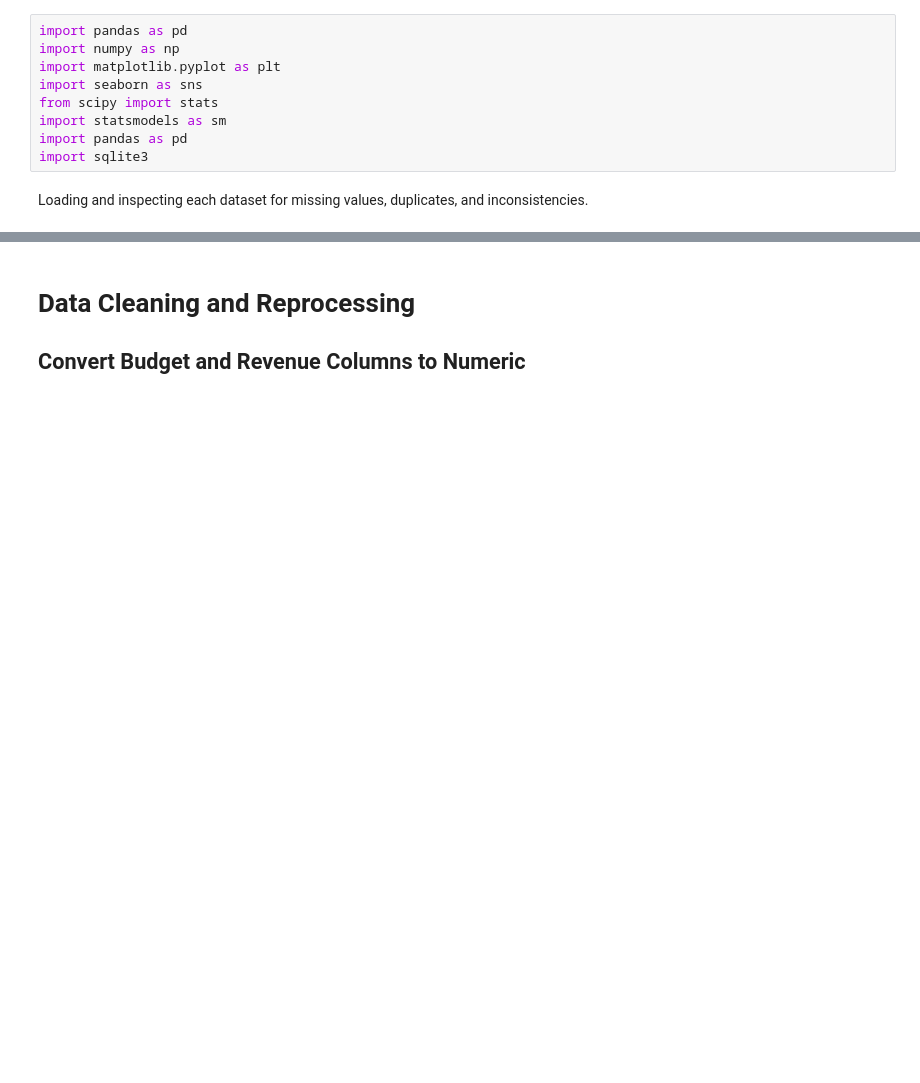
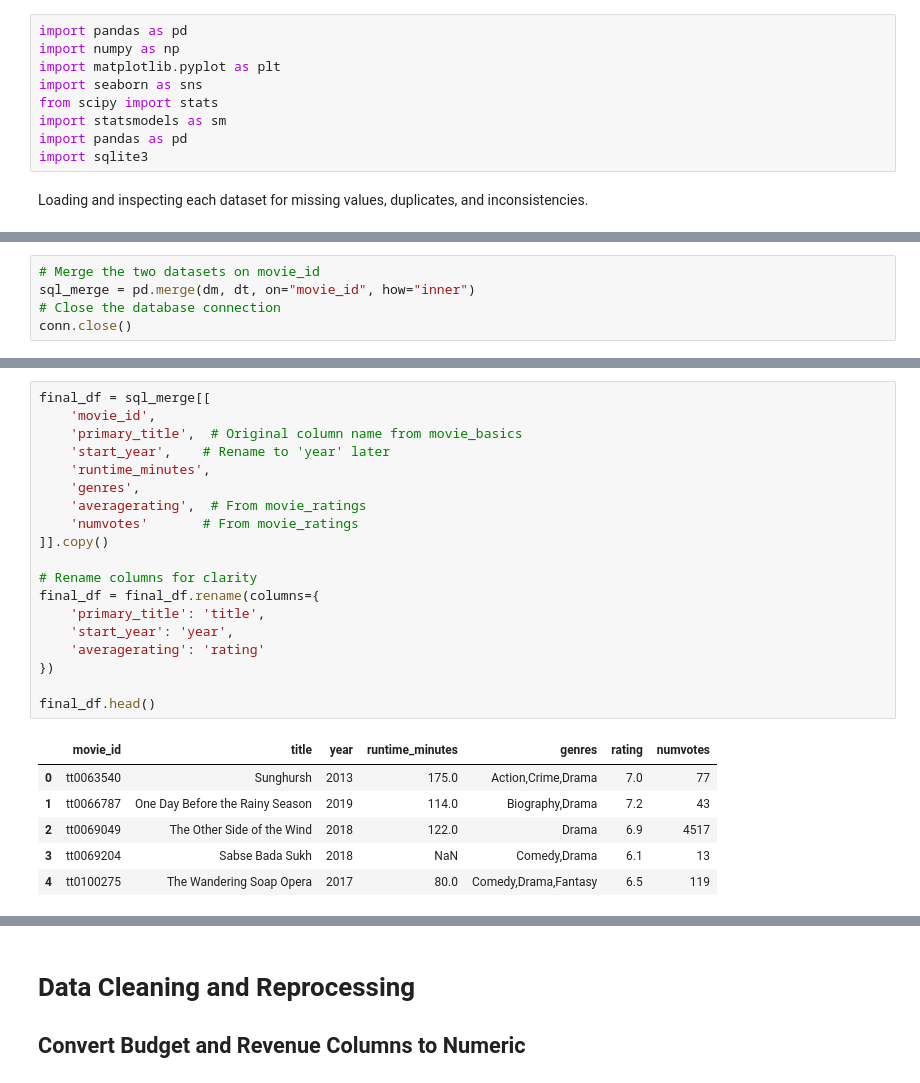
Before and after one commit to Paul-M-ARCH/phase2-project, a Jupyter notebook: phase-2-project-Copy1.ipynb, the cells around one changed output, grey strips where cells are left out. Cells and saved outputs as stored; diff of their text form; blank space fills up the shorter version.

```diff
--- a/phase-2-project-Copy1.ipynb
+++ b/phase-2-project-Copy1.ipynb
@@ -77,0 +107,5 @@ df_budgets.head()
+# %%
+# Merge the two datasets on movie_id
+sql_merge = pd.merge(dm, dt, on="movie_id", how="inner")
+# Close the database connection
+conn.close()
@@ -77,0 +138,26 @@ df_budgets.head()
+# %%
+final_df = sql_merge[[
+    'movie_id',
+    'primary_title',  # Original column name from movie_basics
+    'start_year',    # Rename to 'year' later
+    'runtime_minutes',
+    'genres',
+    'averagerating',  # From movie_ratings
+    'numvotes'       # From movie_ratings
+]].copy()
+
+# Rename columns for clarity
+final_df = final_df.rename(columns={
+    'primary_title': 'title',
+    'start_year': 'year',
+    'averagerating': 'rating'
+})
+
+final_df.head()
+# %% [output]
+|  | movie_id | title | year | runtime_minutes | genres | rating | numvotes |
+| 0 | tt0063540 | Sunghursh | 2013 | 175.0 | Action,Crime,Drama | 7.0 | 77 |
+| 1 | tt0066787 | One Day Before the Rainy Season | 2019 | 114.0 | Biography,Drama | 7.2 | 43 |
+| 2 | tt0069049 | The Other Side of the Wind | 2018 | 122.0 | Drama | 6.9 | 4517 |
+| 3 | tt0069204 | Sabse Bada Sukh | 2018 | NaN | Comedy,Drama | 6.1 | 13 |
+| 4 | tt0100275 | The Wandering Soap Opera | 2017 | 80.0 | Comedy,Drama,Fantasy | 6.5 | 119 |
```
Also changed, not shown: parts of 23 cells of this notebook.
